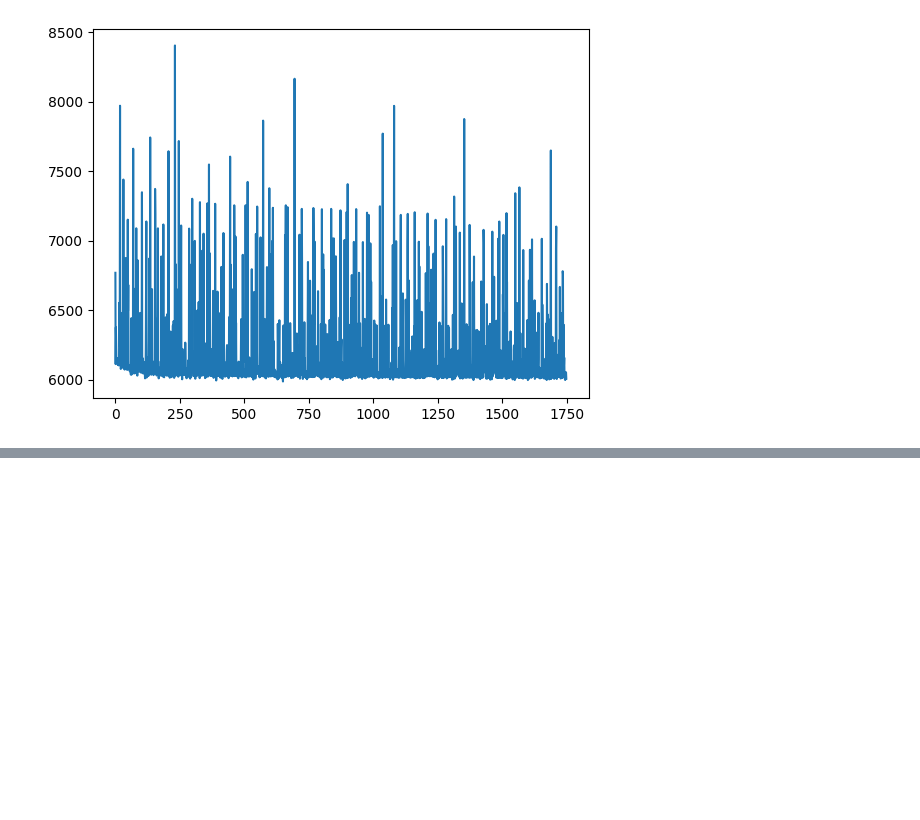
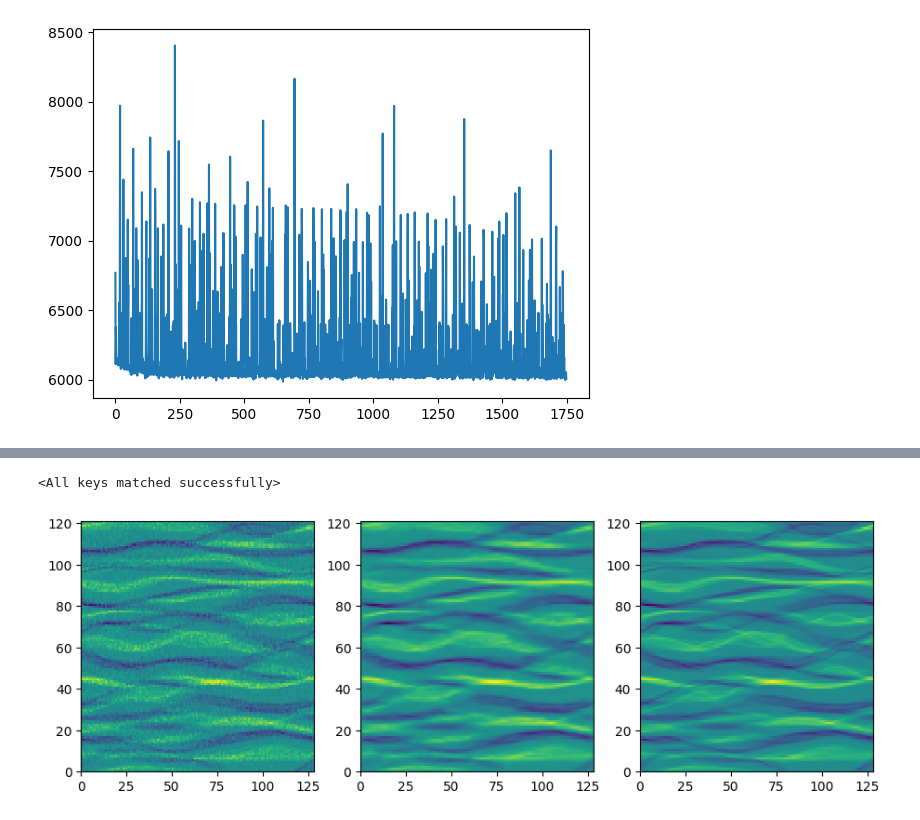
Before and after one commit to al-jshen/cfilt, a Jupyter notebook: notebooks/cascade.ipynb, the cells around one changed output, grey strips where cells are left out. Saved outputs shown, nothing was run; the diff lists cells and outputs as text; code cells hidden in the pictures; blank space fills up the shorter version.

```diff
--- a/notebooks/cascade.ipynb
+++ b/notebooks/cascade.ipynb
@@ -288,0 +151,11 @@ plt.imshow(truths[-1][0][0].detach().cpu().numpy())
+# %%
+csc = nn.Sequential(
+    ConvXCoder((125, 133), 1, 8, 8, 3, device),
+    ConvXCoder((125, 133), 8, 1, 8, 3, device),
+)
+# %%
+csc.load_state_dict(
+    remove_data_parallel(torch.load("../models/convxcoder/4-1600-3l-8c-new.pt"))
+)
+# %% [output]
+<All keys matched successfully>
@@ -288,0 +164,14 @@ plt.imshow(truths[-1][0][0].detach().cpu().numpy())
+# %%
+im = ds.images[4][10]
+# rim = np.rot90(im)
+tim = torch.tensor(rim.copy()).reshape(-1, 1, *im.shape).to(device)
+tim = transforms.Resize((125, 133))(tim)
+# %%
+outim = csc(tim)
+# %%
+qplot(
+    [tim, outim, torch.tensor(ds.images[1600][10]).reshape(1, 1, *im.shape)],
+    lambda x: crop(x[0][0].detach().cpu().numpy()),
+)
+# %% [output]
+[figure, added]
```
Also changed, not shown: parts of 25 cells of this notebook, 7 other files.
